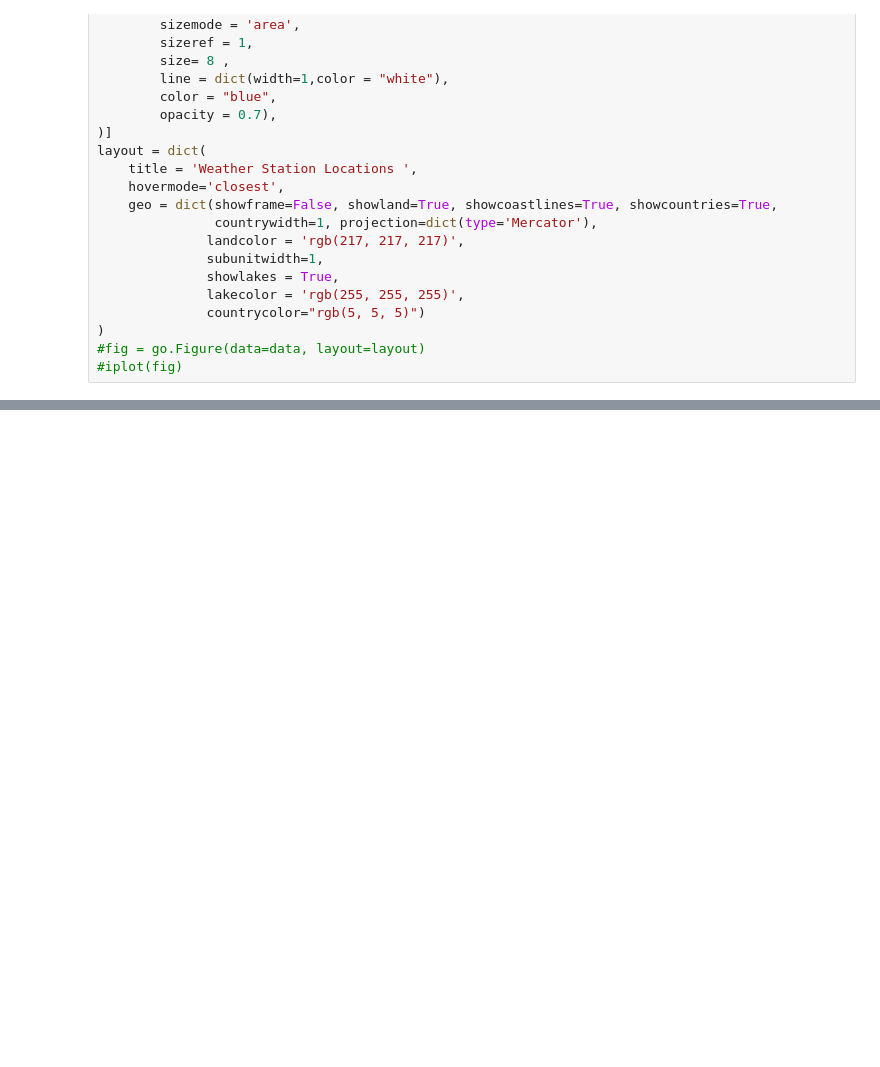
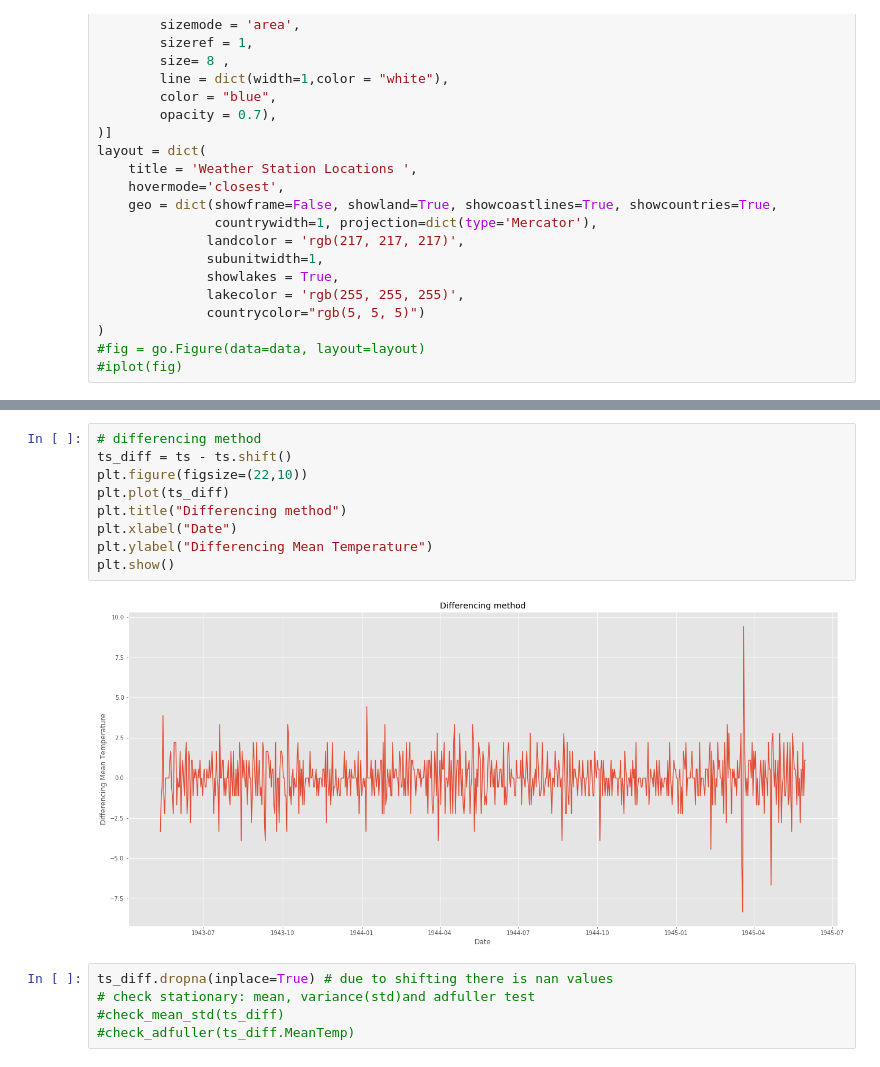
Before and after one commit to In-finite/TimeSeries, a Jupyter notebook: Analysing_different_data.ipynb, the cells around one changed output, grey strips where cells are left out. Cells and saved outputs as stored; diff of their text form; blank space fills up the shorter version.

```diff
--- a/Analysing_different_data.ipynb
+++ b/Analysing_different_data.ipynb
@@ -323,0 +437,16 @@ plt.show()
+# %%
+# differencing method
+ts_diff = ts - ts.shift()
+plt.figure(figsize=(22,10))
+plt.plot(ts_diff)
+plt.title("Differencing method")
+plt.xlabel("Date")
+plt.ylabel("Differencing Mean Temperature")
+plt.show()
+# %% [output]
+[figure, added]
+# %%
+ts_diff.dropna(inplace=True) # due to shifting there is nan values
+# check stationary: mean, variance(std)and adfuller test
+#check_mean_std(ts_diff)
+#check_adfuller(ts_diff.MeanTemp)
```
Also changed, not shown: parts of 10 cells of this notebook, 1 other file.
